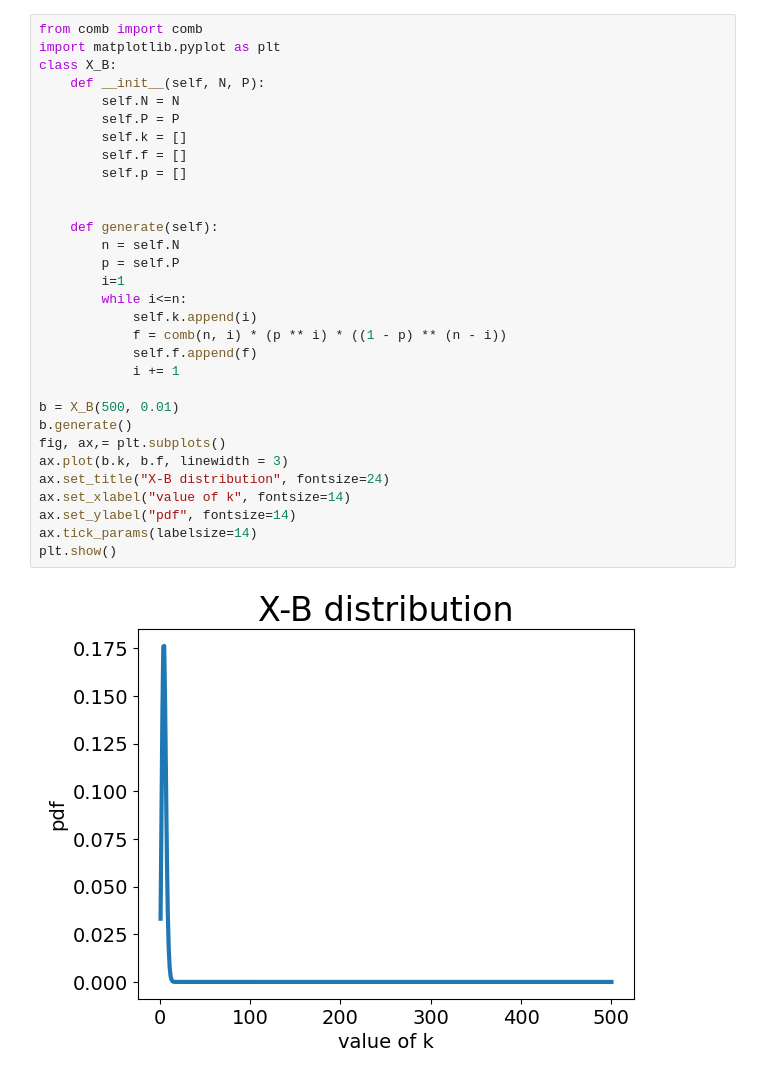
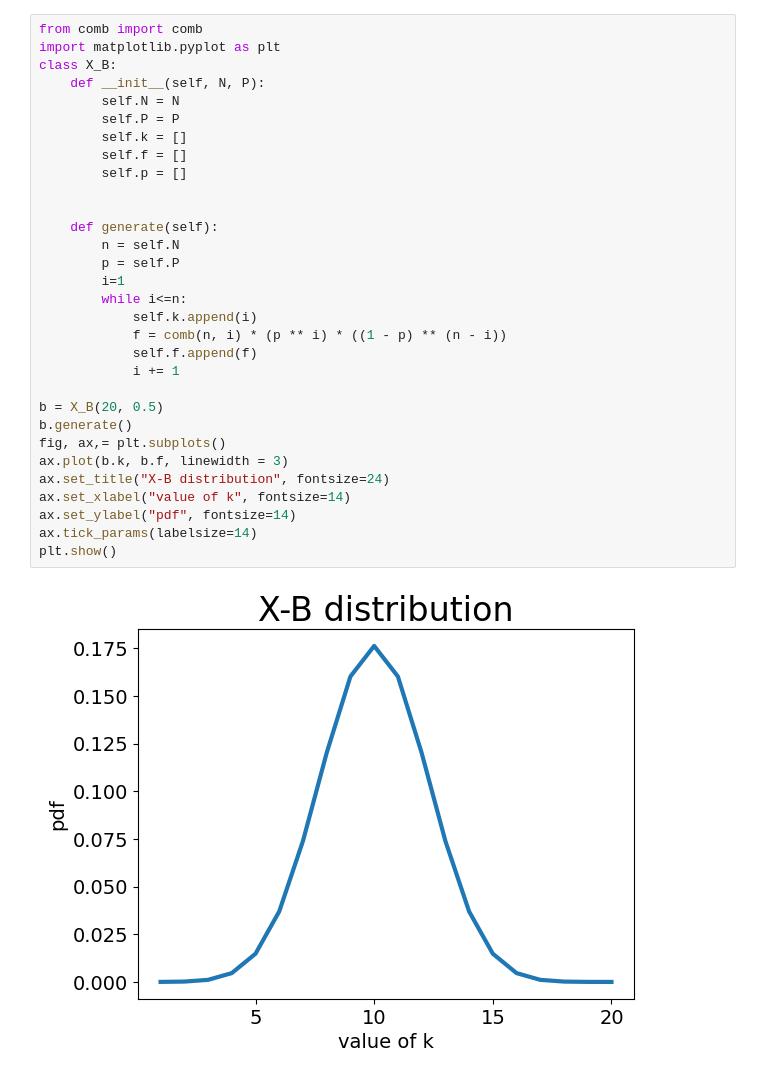
Before and after one commit to quanshi233/mystudy, a Jupyter notebook: codes/distributions/x-b.ipynb, the cells around one changed output. Cells and saved outputs as stored; diff of their text form.

```diff
--- a/codes/distributions/x-b.ipynb
+++ b/codes/distributions/x-b.ipynb
@@ -2,32 +2,32 @@
 from comb import comb
 import matplotlib.pyplot as plt
 class X_B:
     def __init__(self, N, P):
         self.N = N
         self.P = P
         self.k = []
         self.f = []
         self.p = []
 
 
     def generate(self):
         n = self.N
         p = self.P
         i=1
         while i<=n:
             self.k.append(i)
             f = comb(n, i) * (p ** i) * ((1 - p) ** (n - i))
             self.f.append(f)
             i += 1
 
-b = X_B(500, 0.01)
+b = X_B(20, 0.5)
 b.generate()
 fig, ax,= plt.subplots()
 ax.plot(b.k, b.f, linewidth = 3)
 ax.set_title("X-B distribution", fontsize=24)
 ax.set_xlabel("value of k", fontsize=14)
 ax.set_ylabel("pdf", fontsize=14)
 ax.tick_params(labelsize=14)
 plt.show()
 # %% [output]
-[figure, old version]
+[figure, new version]
```
Also changed, not shown: 3 other files.
